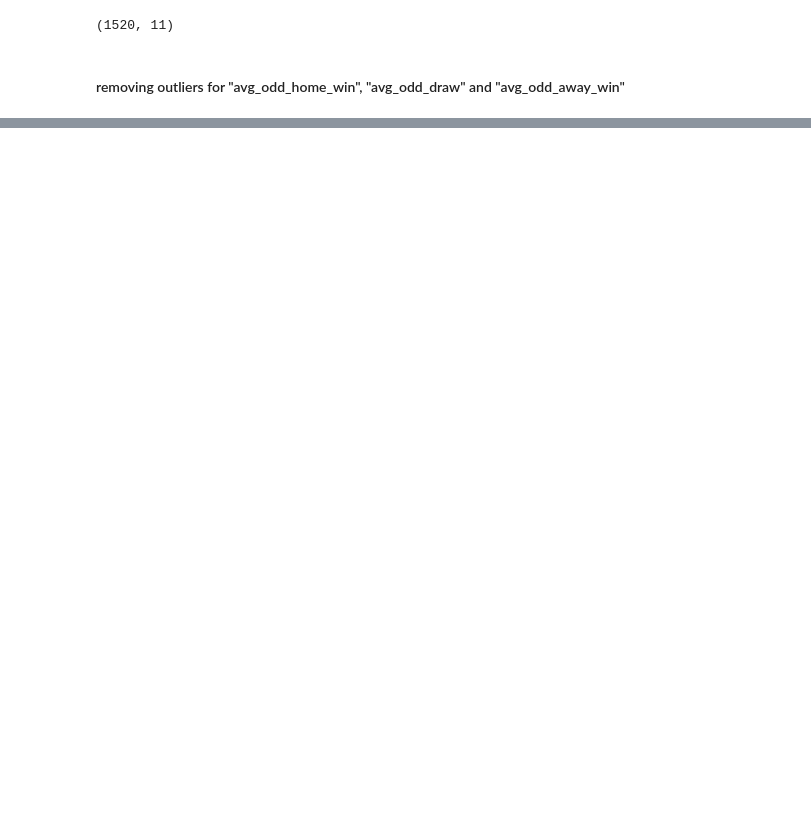
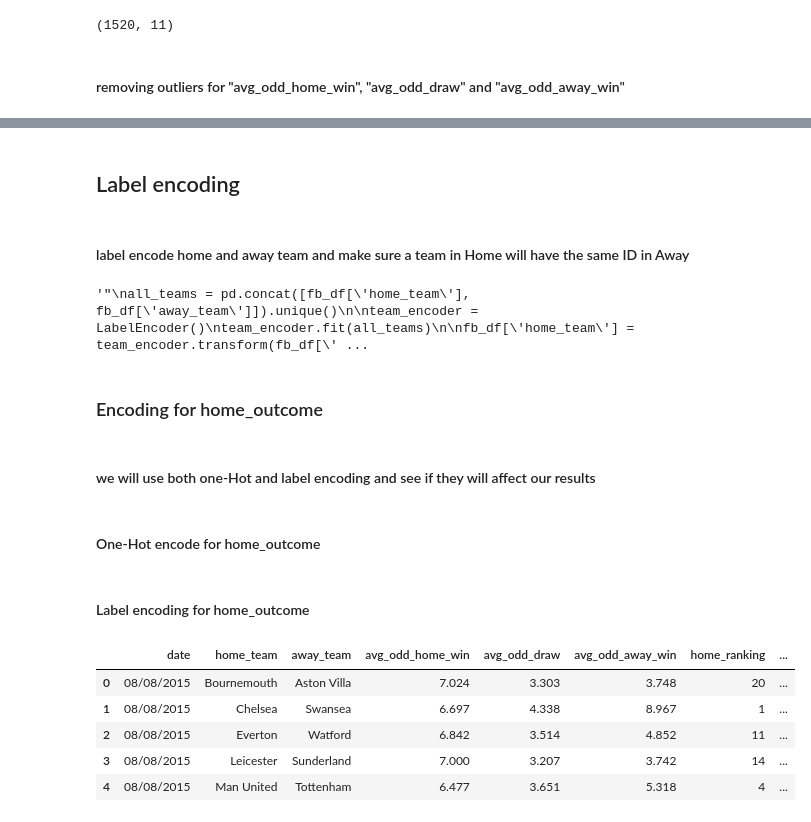
Before and after one commit to peterjanas/betting-BI, a Jupyter notebook: notebook/premier-cleaning.ipynb, the cells around one changed output, grey strips where cells are left out. Saved outputs shown, nothing was run; the diff lists cells and outputs as text; code cells hidden in the pictures; blank space fills up the shorter version.

Commit message:
change data and added new columns

```diff
--- a/notebook/premier-cleaning.ipynb
+++ b/notebook/premier-cleaning.ipynb
@@ -256,7 +160,7 @@ df_label.shape
 # %% [markdown]
 #### removing outliers for "avg_odd_home_win", "avg_odd_draw" and "avg_odd_away_win"
 # %%
-"""def remove_outliers_iqr(df, column):
+def remove_outliers_iqr(df, column):
     initial_count = len(df)
 
     Q1 = df[column].quantile(0.25)
@@ -271,4 +175,3 @@ df_label.shape
     print(f"{removed_count} rows removed from '{column}' due to outliers.")
 
     return df_filtered
-    """
@@ -277,6 +178,4 @@ df_label.shape
 # %%
-""""
 for col in ['avg_odd_home_win', 'avg_odd_draw', 'avg_odd_away_win']:
-    df_label = remove_outliers_iqr(df_label, col)
-    """
+    fb_df = remove_outliers_iqr(fb_df, col)
 # %% [output]
@@ -292,0 +198,28 @@ df_label.to_csv('../data/cleaned-premier-league-data.csv', index=False)
+# %% [markdown]
+## Label encoding
+# %% [markdown]
+#### label encode home and away team and make sure a team in Home will have the same ID in Away
+# %%
+""""
+all_teams = pd.concat([fb_df['home_team'], fb_df['away_team']]).unique()
+
+team_encoder = LabelEncoder()
+team_encoder.fit(all_teams)
+
+fb_df['home_team'] = team_encoder.transform(fb_df['home_team'])
+fb_df['away_team'] = team_encoder.transform(fb_df['away_team'])
+"""
+# %% [output]
+'"\nall_teams = pd.concat([fb_df[\'home_team\'], fb_df[\'away_team\']]).unique()\n\nteam_encoder = LabelEncoder()\nteam_encoder.fit(all_teams)\n\nfb_df[\'home_team\'] = team_encoder.transform(fb_df[\' ...
+# %% [markdown]
+### Encoding for home_outcome
+# %% [markdown]
+#### we will use both one-Hot and label encoding and see if they will affect our results
+# %% [markdown]
+#### One-Hot encode for home_outcome
+# %%
+# One-hot encoding for home_outcome
+df_onehot = fb_df
+df_onehot = pd.get_dummies(fb_df, columns=['home_outcome'], dtype=int)
+# %% [markdown]
+#### Label encoding for home_outcome
@@ -292,0 +230,9 @@ df_label.to_csv('../data/cleaned-premier-league-data.csv', index=False)
+# %%
+df_onehot.head()
+# %% [output]
+|  | date | home_team | away_team | avg_odd_home_win | avg_odd_draw | avg_odd_away_win | home_ranking | ... |
+| 0 | 08/08/2015 | Bournemouth | Aston Villa | 7.024 | 3.303 | 3.748 | 20 | ... |
+| 1 | 08/08/2015 | Chelsea | Swansea | 6.697 | 4.338 | 8.967 | 1 | ... |
+| 2 | 08/08/2015 | Everton | Watford | 6.842 | 3.514 | 4.852 | 11 | ... |
+| 3 | 08/08/2015 | Leicester | Sunderland | 7.000 | 3.207 | 3.742 | 14 | ... |
+| 4 | 08/08/2015 | Man United | Tottenham | 6.477 | 3.651 | 5.318 | 4 | ... |
```
Also changed, not shown: parts of 44 cells of this notebook, 3 other files.
